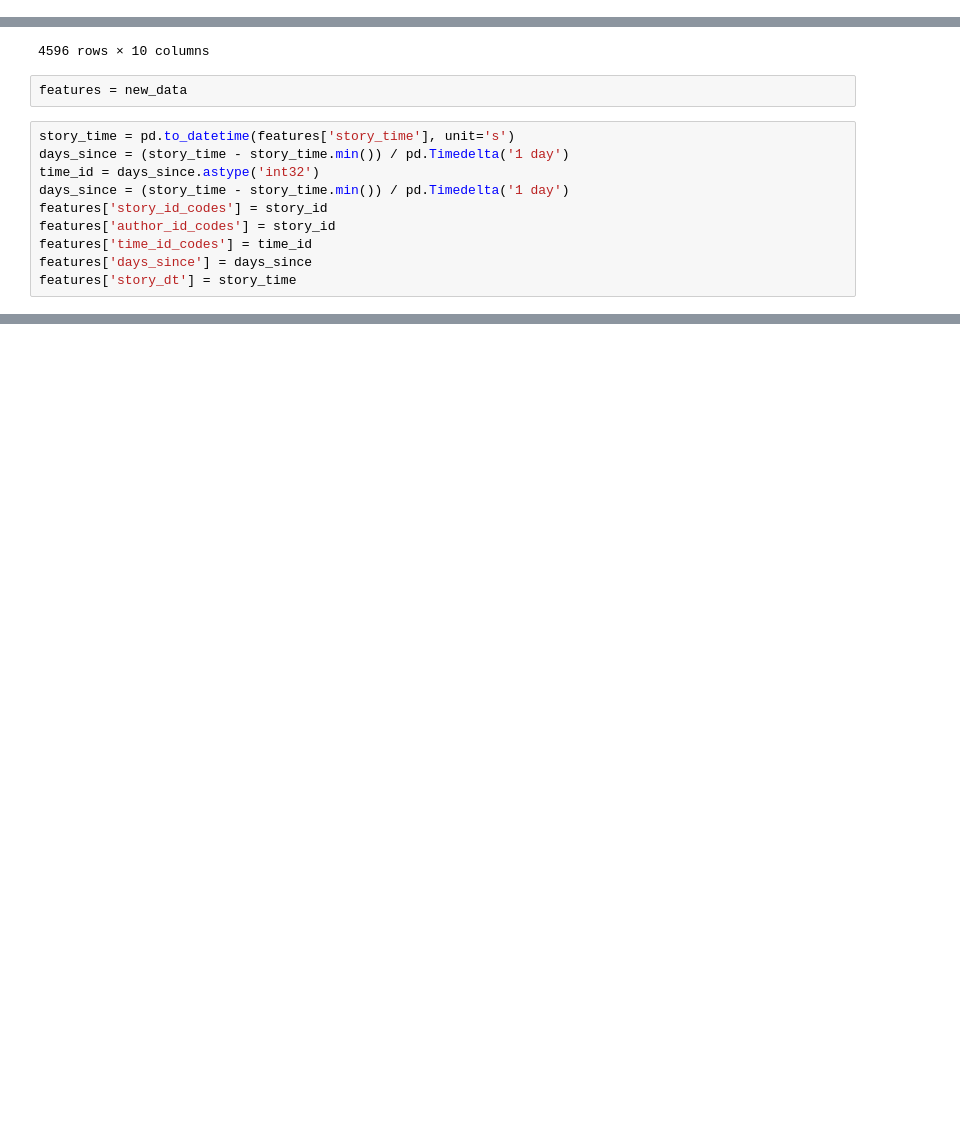
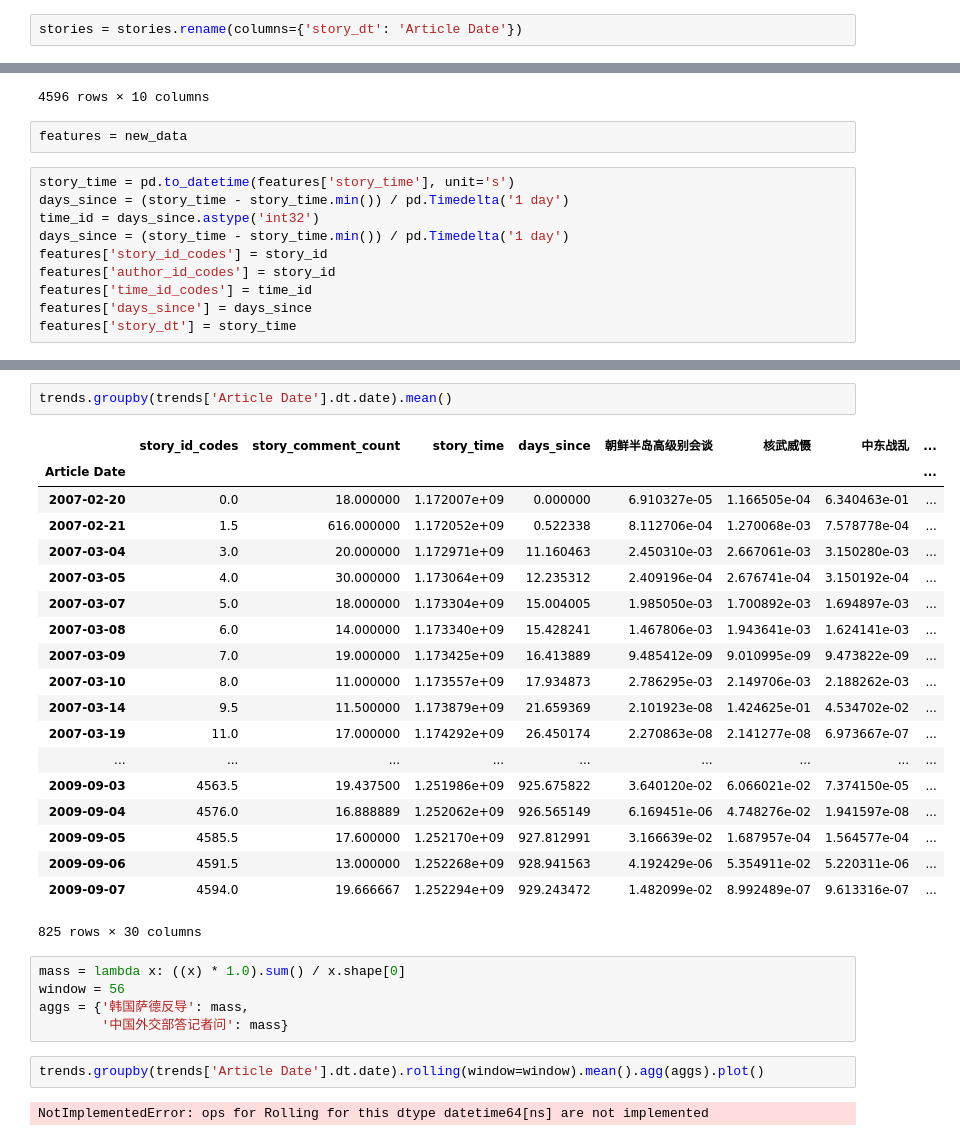
Before and after one commit to JA1lE1/Topic_Evolution_developing, a Jupyter notebook: Explore_pyLDAvis.ipynb, the cells around one changed output, grey strips where cells are left out. Drawn from its saved outputs; the diff is of its cells as text; blank space fills up the shorter version.

```diff
--- a/Explore_pyLDAvis.ipynb
+++ b/Explore_pyLDAvis.ipynb
@@ -176,0 +201,2 @@ nrows = None  # Number of rows of file to read; None reads in full file
+# %%
+stories = stories.rename(columns={'story_dt': 'Article Date'})
@@ -347,0 +578,31 @@ features['story_dt'] = story_time
+# %%
+trends.groupby(trends['Article Date'].dt.date).mean()
+# %% [output]
+|  | story_id_codes | story_comment_count | story_time | days_since | 朝鲜半岛高级别会谈 | 核武威慑 | 中东战乱 | ... |
+| Article Date |  |  |  |  |  |  |  | ... |
+| 2007-02-20 | 0.0 | 18.000000 | 1.172007e+09 | 0.000000 | 6.910327e-05 | 1.166505e-04 | 6.340463e-01 | ... |
+| 2007-02-21 | 1.5 | 616.000000 | 1.172052e+09 | 0.522338 | 8.112706e-04 | 1.270068e-03 | 7.578778e-04 | ... |
+| 2007-03-04 | 3.0 | 20.000000 | 1.172971e+09 | 11.160463 | 2.450310e-03 | 2.667061e-03 | 3.150280e-03 | ... |
+| 2007-03-05 | 4.0 | 30.000000 | 1.173064e+09 | 12.235312 | 2.409196e-04 | 2.676741e-04 | 3.150192e-04 | ... |
+| 2007-03-07 | 5.0 | 18.000000 | 1.173304e+09 | 15.004005 | 1.985050e-03 | 1.700892e-03 | 1.694897e-03 | ... |
+| 2007-03-08 | 6.0 | 14.000000 | 1.173340e+09 | 15.428241 | 1.467806e-03 | 1.943641e-03 | 1.624141e-03 | ... |
+| 2007-03-09 | 7.0 | 19.000000 | 1.173425e+09 | 16.413889 | 9.485412e-09 | 9.010995e-09 | 9.473822e-09 | ... |
+| 2007-03-10 | 8.0 | 11.000000 | 1.173557e+09 | 17.934873 | 2.786295e-03 | 2.149706e-03 | 2.188262e-03 | ... |
+| 2007-03-14 | 9.5 | 11.500000 | 1.173879e+09 | 21.659369 | 2.101923e-08 | 1.424625e-01 | 4.534702e-02 | ... |
+| 2007-03-19 | 11.0 | 17.000000 | 1.174292e+09 | 26.450174 | 2.270863e-08 | 2.141277e-08 | 6.973667e-07 | ... |
+| ... | ... | ... | ... | ... | ... | ... | ... | ... |
+| 2009-09-03 | 4563.5 | 19.437500 | 1.251986e+09 | 925.675822 | 3.640120e-02 | 6.066021e-02 | 7.374150e-05 | ... |
+| 2009-09-04 | 4576.0 | 16.888889 | 1.252062e+09 | 926.565149 | 6.169451e-06 | 4.748276e-02 | 1.941597e-08 | ... |
+| 2009-09-05 | 4585.5 | 17.600000 | 1.252170e+09 | 927.812991 | 3.166639e-02 | 1.687957e-04 | 1.564577e-04 | ... |
+| 2009-09-06 | 4591.5 | 13.000000 | 1.252268e+09 | 928.941563 | 4.192429e-06 | 5.354911e-02 | 5.220311e-06 | ... |
+| 2009-09-07 | 4594.0 | 19.666667 | 1.252294e+09 | 929.243472 | 1.482099e-02 | 8.992489e-07 | 9.613316e-07 | ... |
+825 rows × 30 columns
+# %%
+mass = lambda x: ((x) * 1.0).sum() / x.shape[0]
+window = 56
+aggs = {'韩国萨德反导': mass,
+        '中国外交部答记者问': mass}
+# %%
+trends.groupby(trends['Article Date'].dt.date).rolling(window=window).mean().agg(aggs).plot()
+# %% [output]
+NotImplementedError: ops for Rolling for this dtype datetime64[ns] are not implemented
```
Also changed, not shown: parts of 32 cells of this notebook, 3 other files.
